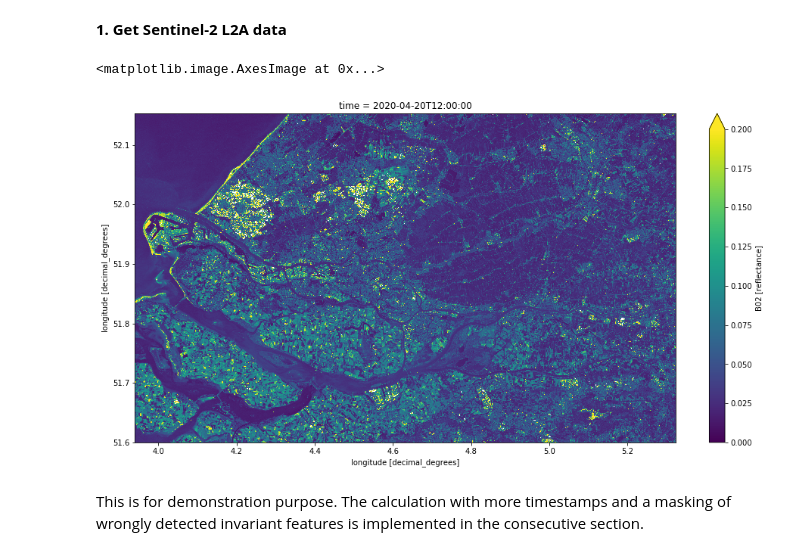
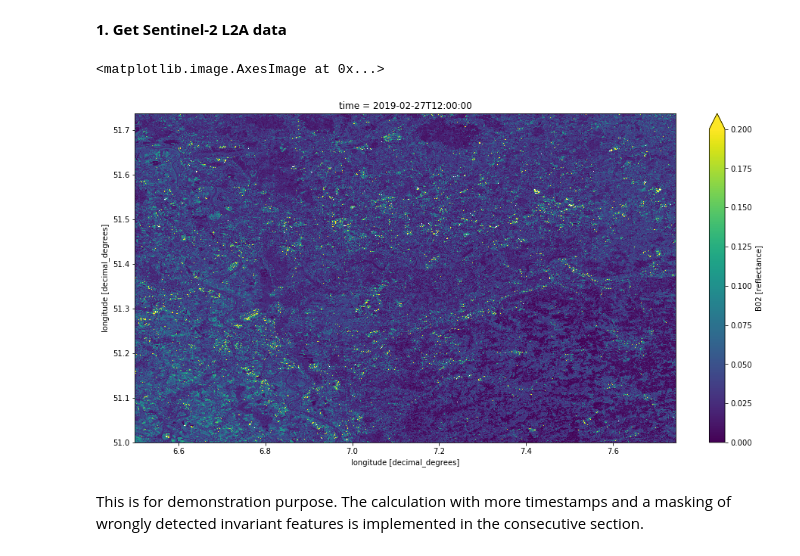
Before and after one commit to hfisser/Truck_Detection_Sentinel2_COVID19, a Jupyter notebook: Detect_trucks_sentinel2_COVID19.ipynb, the cells around one changed output. Saved outputs shown, nothing was run; the diff lists cells and outputs as text; code cells hidden in the pictures.

```diff
--- a/Detect_trucks_sentinel2_COVID19.ipynb
+++ b/Detect_trucks_sentinel2_COVID19.ipynb
@@ -65,12 +67,20 @@ Area Of Interest
 ---
 # %%
 aoi_rotterdam = 3.94, 51.6, 5.3, 52.15
-place = "rotterdam"
+aoi_milan = 9., 45.12, 10.1775, 45.69
+aoi_ruhr = 6.7, 51.27, 7.58, 51.6
+#place = "rotterdam"
+#place = "milan"
+place = "ruhr"
 # dates where chosen according to available cloud-free acquisitions
 dates_rotterdam = ["2019-02-15", "2019-02-25", "2019-04-01", # 2019
                    "2020-03-21", "2020-03-26", "2020-03-31", "2020-04-20"] # 2020
+dates_milan = ["2019-04-17", "2020-04-06"]
+dates_ruhr = ["2018-03-19", "2018-05-08", "2018-07-02", "2018-07-07", "2018-07-27", "2018-08-06", "2018-09-30", "2018-10-10",
+              "2019-02-27", "2019-04-18", "2019-05-13", "2019-06-27", "2019-08-26", "2019-09-20", "2019-12-04",
+              "2020-02-07", "2020-03-23", "2020-03-28", "2020-04-17", "2020-04-22", "2020-05-07"]
 
-dates = dates_rotterdam
-aoi = aoi_rotterdam
+dates = dates_ruhr
+aoi = aoi_ruhr
 
 IPython.display.GeoJSON(shapely.geometry.box(*aoi).__geo_interface__)
@@ -85,18 +97,20 @@ cube_con = CubeConfig(dataset_name = dataset,
                       tile_size = [512, 512],
                       geometry = aoi,
                       spatial_res = spatial_res,
-                      time_range = [dates[-2], dates[-1]],
+                      time_range = [dates[0], dates[1]],
                       time_period = time_period)
 cube = open_cube(cube_con)
 scl = MaskSet(cube.SCL)
 cube = cube.where((scl.clouds_high_probability) == 0)
 # %%
-date = dates[-1] # do exmaple calculation for last timestamp of dates
-timestamp1 = cube.sel(time = cube.time[-1])
+#date = dates[-1] # do exmaple calculation for last timestamp of dates
+date = dates[0]
+#timestamp1 = cube.sel(time = cube.time[-1])
+timestamp1 = cube.sel(time = cube.time[0])
 timestamp1.B02.plot.imshow(vmin = 0, vmax = 0.2, figsize = [16, 8])
 # %% [output]
 <matplotlib.image.AxesImage at 0x...>
-[figure, old version]
+[figure, new version]
 # %% [markdown]
 This is for demonstration purpose. The calculation with more timestamps and a masking of wrongly detected invariant features is implemented in the consecutive section.
 # %% [markdown]
```
Also changed, not shown: parts of 9 cells of this notebook.
